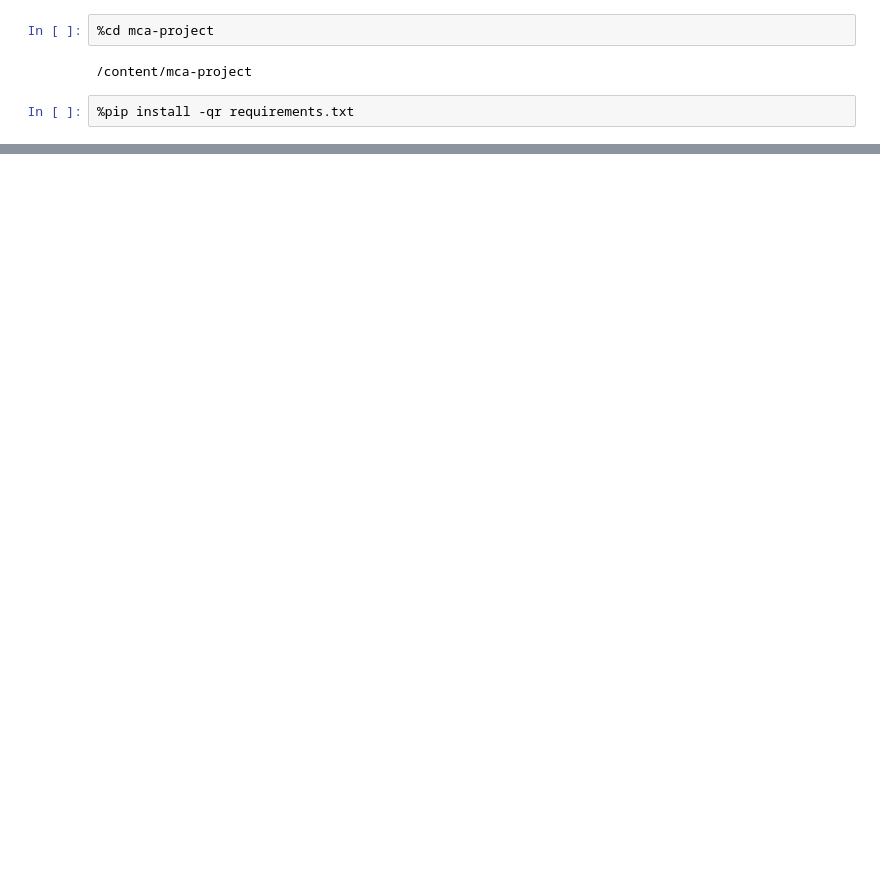
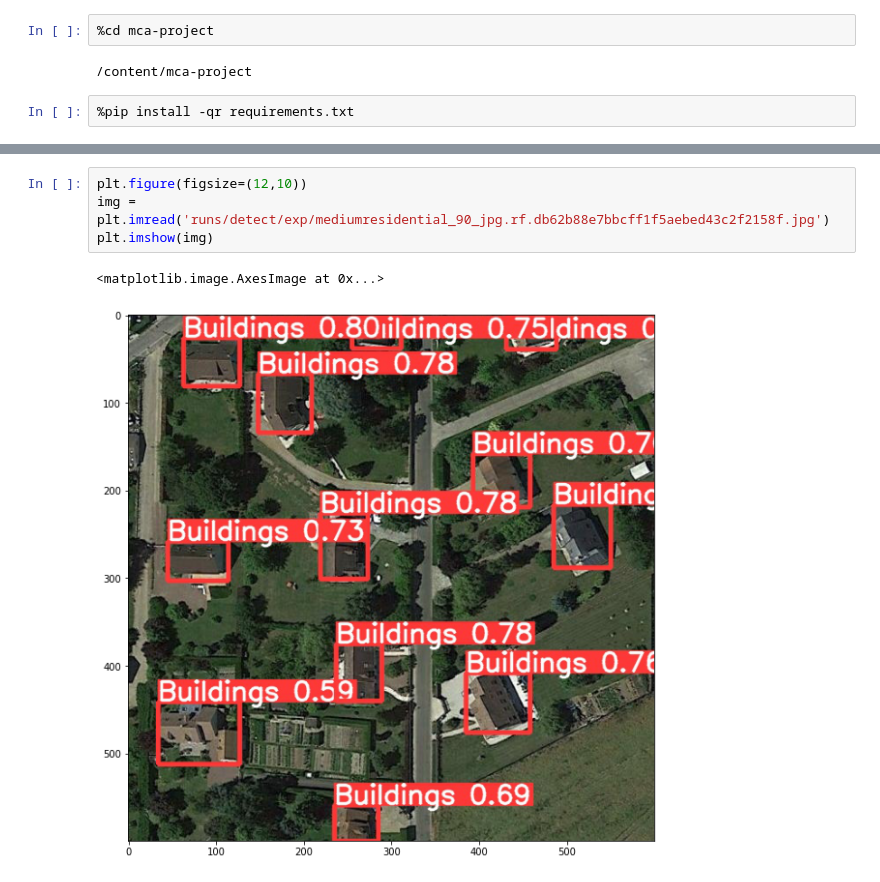
Before and after one commit to venu-banaras/mca-project, a Jupyter notebook: test_model.ipynb, the cells around one changed output, grey strips where cells are left out. Cells and saved outputs as stored; diff of their text form; blank space fills up the shorter version.

```diff
--- a/test_model.ipynb
+++ b/test_model.ipynb
@@ -51,0 +58,7 @@ plt.imshow(img)
+# %%
+plt.figure(figsize=(12,10))
+img = plt.imread('runs/detect/exp/mediumresidential_90_jpg.rf.db62b88e7bbcff1f5aebed43c2f2158f.jpg')
+plt.imshow(img)
+# %% [output]
+<matplotlib.image.AxesImage at 0x...>
+[figure, added]
```
Also changed, not shown: parts of 17 cells of this notebook.
